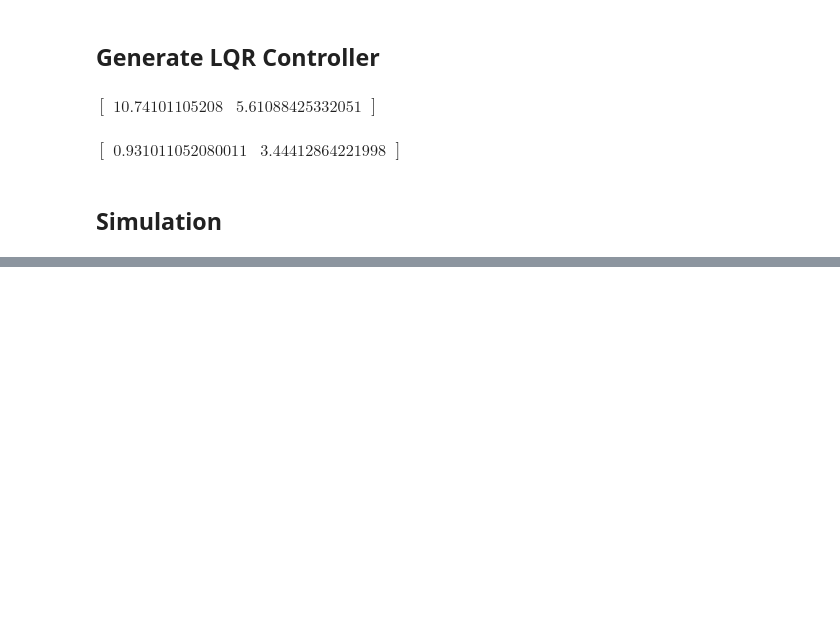
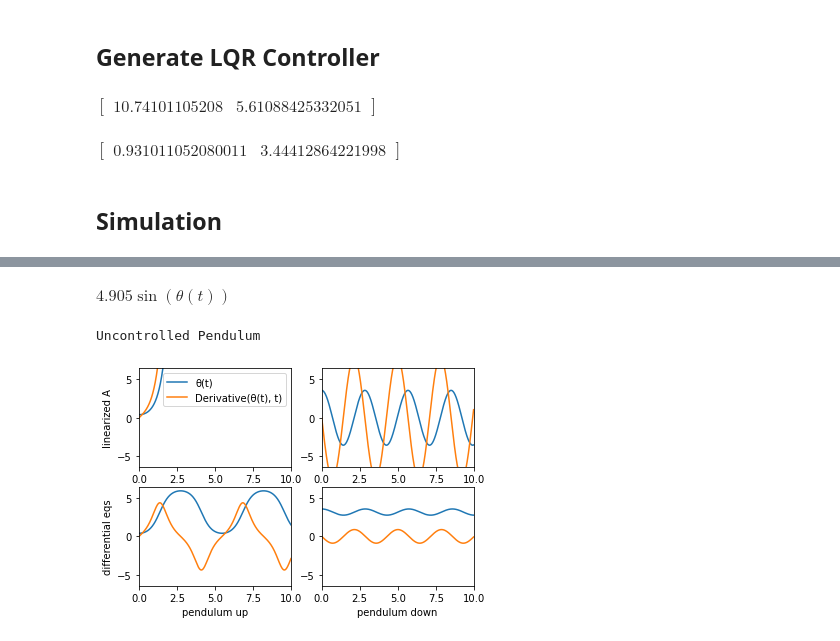
Before and after one commit to Printed-Robots/videte_robot, a Jupyter notebook: alg/videte_wheel.ipynb, the cells around one changed output, grey strips where cells are left out. Cells and saved outputs as stored; diff of their text form; code cells hidden in the pictures; blank space fills up the shorter version.

Commit message:
simple pendulum complete

```diff
--- a/alg/videte_wheel.ipynb
+++ b/alg/videte_wheel.ipynb
@@ -204,0 +177,54 @@ A
+# %%
+f_dθ_c = f_dθ.subs(constants)
+
+f_dθ_c
+# %% [output]
+$\displaystyle 4.905 \sin{\left(θ{\left(t \right)} \right)}$
+# %%
+def apply_deq(y, t):
+    ret = np.zeros(2)
+    ret[0] = y[1]
+    ret[1] = f_dθ_c.subs([(θ, y[0])])
+    return ret
+
+x_0 = np.float64([θ_up_0, 0.0])
+
+solution_up_deq = integrate.odeint(apply_deq, x_0, timeline)
+
+x_0 = np.float64([θ_down_0, 0.0])
+
+solution_down_deq = integrate.odeint(apply_deq, x_0, timeline)
+# %%
+import matplotlib.pyplot as plt
+
+fig, axs = plt.subplots(2, 2)
+
+for row, state in enumerate(states):
+    axs[0, 0].plot(timeline, solution_up_lin[:, row], label=str(state))
+
+for row, state in enumerate(states):
+    axs[0, 1].plot(timeline, solution_down_lin[:, row], label=str(state))
+
+for row, state in enumerate(states):
+    axs[1, 0].plot(timeline, solution_up_deq[:, row], label=str(state))
+
+for row, state in enumerate(states):
+    axs[1, 1].plot(timeline, solution_down_deq[:, row], label=str(state))
+
+for i in range(len(axs)):
+    for j in range(len(axs[0])):
+        axs[i,j].axis([-0.01, timeline[-1] + 0.01, -(math.pi * 2 + 0.1), math.pi * 2 + 0.1])
+
+
+axs[0,0].legend()
+axs[0,0].set_ylabel("linearized A")
+axs[1,0].set_ylabel("differential eqs")
+axs[1,0].set_xlabel("pendulum up")
+axs[1,1].set_xlabel("pendulum down")
+
+plt.plot()
+
+print("Uncontrolled Pendulum")
+# %% [output]
+Uncontrolled Pendulum
+[figure, added]
```
Also changed, not shown: parts of 13 cells of this notebook.
